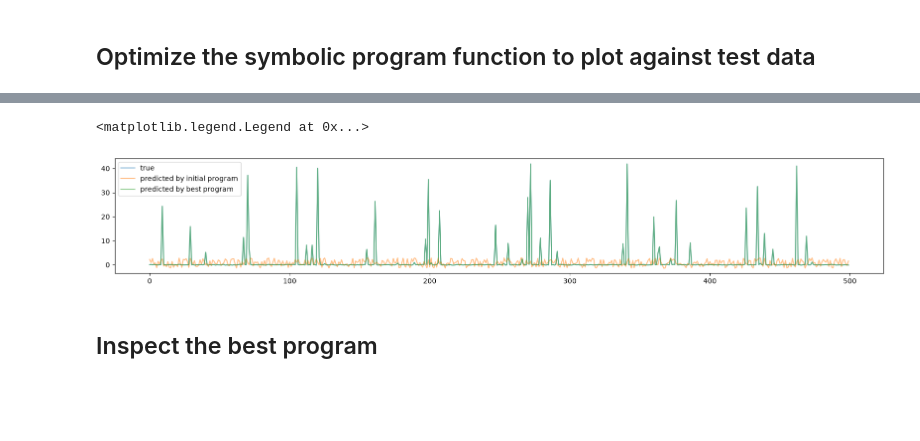
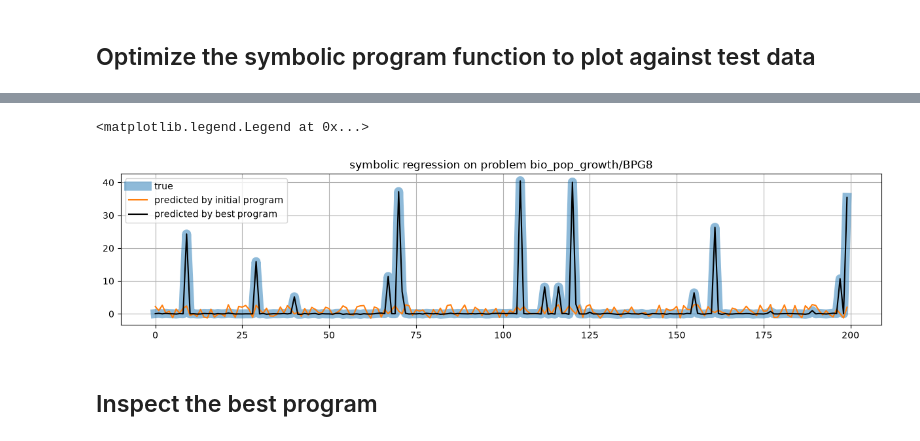
Before and after one commit to rramosp/openevolve-lab, a Jupyter notebook: inspect_symbolic_regresion.ipynb, the cells around one changed output, grey strips where cells are left out. Drawn from its saved outputs; the diff is of its cells as text; code cells hidden in the pictures; blank space fills up the shorter version.

```diff
--- a/inspect_symbolic_regresion.ipynb
+++ b/inspect_symbolic_regresion.ipynb
@@ -112,14 +112,16 @@ best program negative mse -0.0002
 # %%
-plt.figure(figsize=(20,3))
-plt.plot(y_test, alpha=.5, label='true')
-plt.plot(initial_program_y_test_pred, alpha=.5, label='predicted by initial program')
+plt.figure(figsize=(15,3))
+plt.plot(y_test[:200], alpha=.5, lw=10, label='true')
+plt.plot(initial_program_y_test_pred[:200], label='predicted by initial program')
 if os.path.isfile(best_program_path):
-  plt.plot(best_program_y_test_pred, alpha=.5, label='predicted by best program')
+  plt.plot(best_program_y_test_pred[:200], color='black', label='predicted by best program')
 
+plt.title(f'symbolic regression on problem {problem_id}')
+plt.grid()
 plt.legend()
 # %% [output]
 <matplotlib.legend.Legend at 0x...>
-[figure, old version]
+[figure, new version]
 # %% [markdown]
 ## Inspect the best program
 # %%
```
Also changed, not shown: parts of 5 cells of this notebook.
